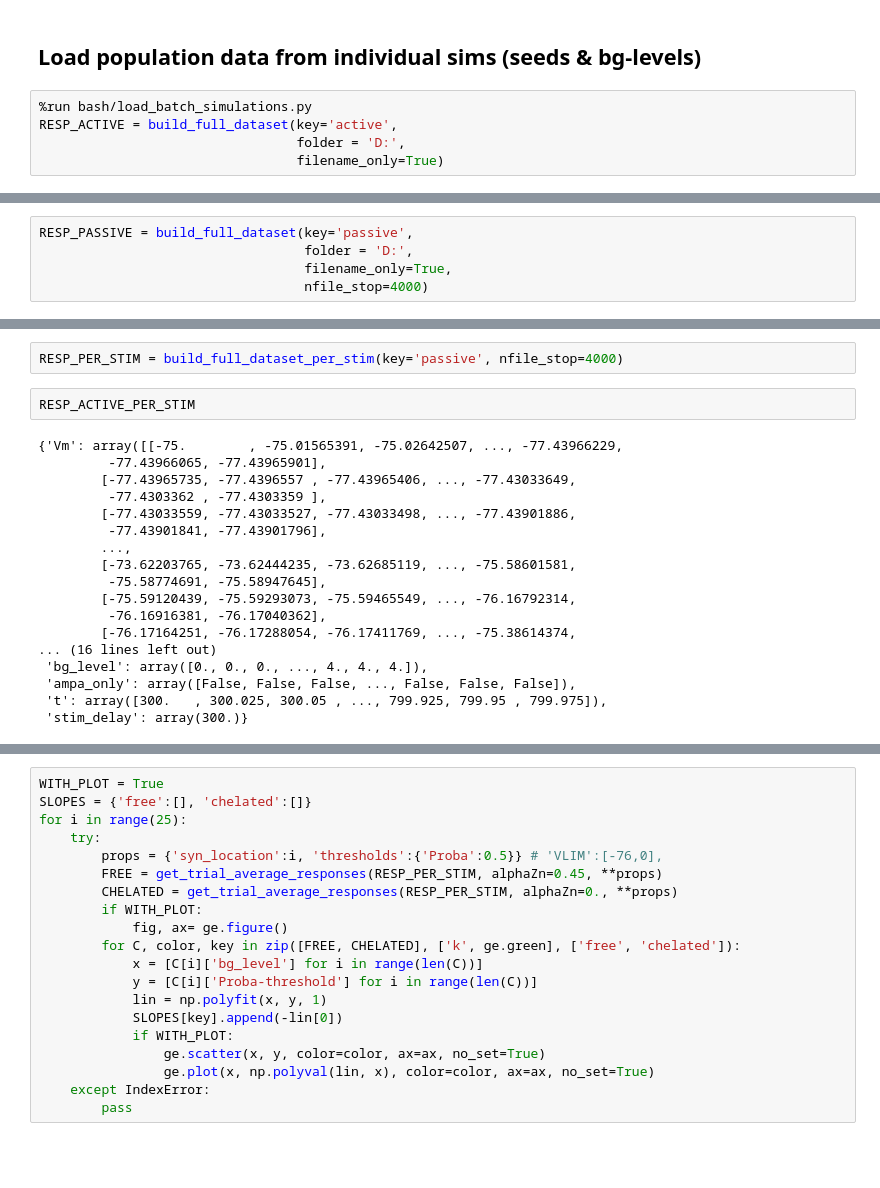
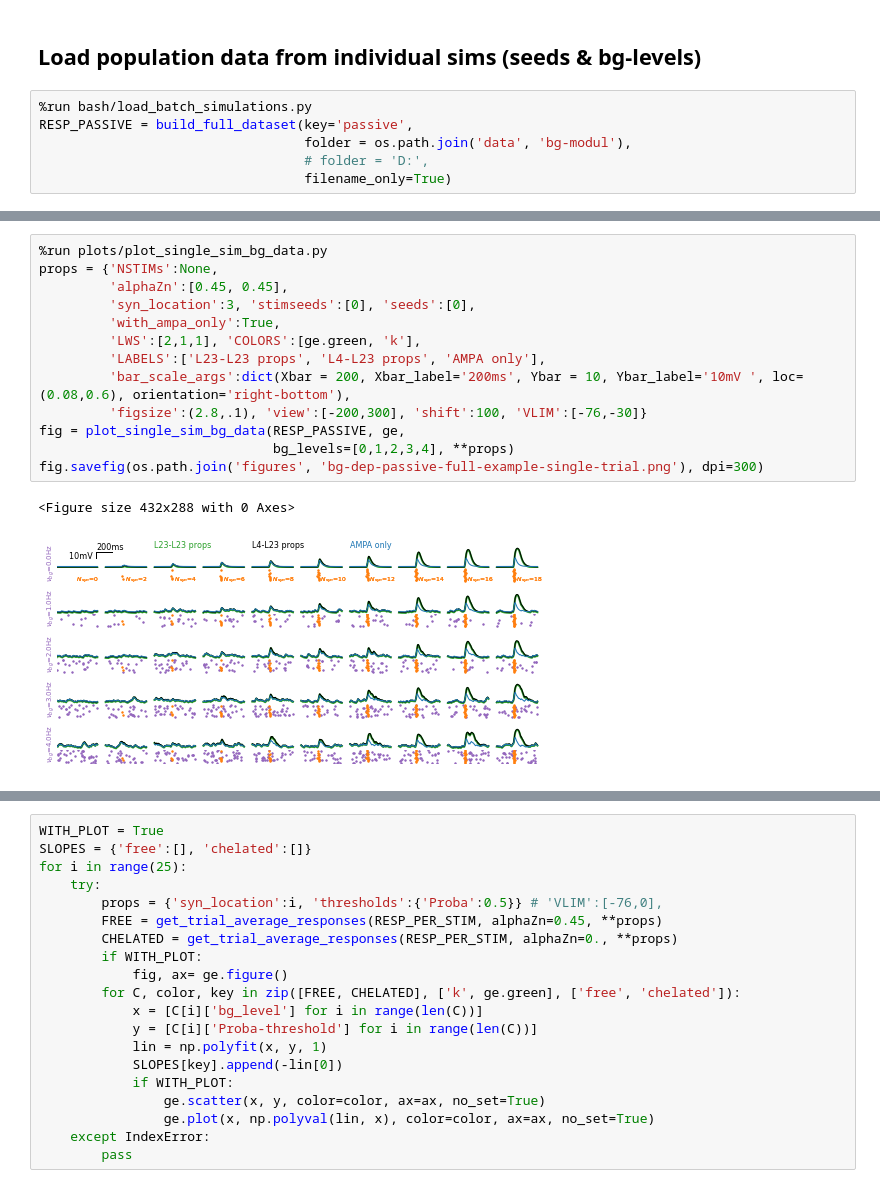
Before and after one commit to yzerlaut/zinc-NMDA-modulation, a Jupyter notebook: Sensitivity_to_Background_Modulation.ipynb, the cells around one changed output, grey strips where cells are left out. Drawn from its saved outputs; the diff is of its cells as text; blank space fills up the shorter version.

```diff
--- a/Sensitivity_to_Background_Modulation.ipynb
+++ b/Sensitivity_to_Background_Modulation.ipynb
@@ -22,6 +22,7 @@ You can run it with:
 ## Load population data from individual sims (seeds & bg-levels)
 # %%
 %run bash/load_batch_simulations.py
-RESP_ACTIVE = build_full_dataset(key='active',
-                                 folder = 'D:',
-                                 filename_only=True)
+RESP_PASSIVE = build_full_dataset(key='passive',
+                                  folder = os.path.join('data', 'bg-modul'),
+                                  # folder = 'D:',
+                                  filename_only=True)
@@ -28,8 +31,3 @@ RESP_ACTIVE = build_full_dataset(key='active',
-# %%
-RESP_PASSIVE = build_full_dataset(key='passive',
-                                  folder = 'D:',
-                                  filename_only=True,
-                                  nfile_stop=4000)
 # %%
 # plotting function in script:
 %run plots/plot_single_sim_bg_data.py
@@ -100,22 +36,16 @@ fig = plot_single_sim_data(RESP, bg_level=2., **props)
-# %%
-RESP_PER_STIM = build_full_dataset_per_stim(key='passive', nfile_stop=4000)
-# %%
-RESP_ACTIVE_PER_STIM
-# %% [output]
-{'Vm': array([[-75.        , -75.01565391, -75.02642507, ..., -77.43966229,
-         -77.43966065, -77.43965901],
-        [-77.43965735, -77.4396557 , -77.43965406, ..., -77.43033649,
-         -77.4303362 , -77.4303359 ],
-        [-77.43033559, -77.43033527, -77.43033498, ..., -77.43901886,
-         -77.43901841, -77.43901796],
-        ...,
-        [-73.62203765, -73.62444235, -73.62685119, ..., -75.58601581,
-         -75.58774691, -75.58947645],
-        [-75.59120439, -75.59293073, -75.59465549, ..., -76.16792314,
-         -76.16916381, -76.17040362],
-        [-76.17164251, -76.17288054, -76.17411769, ..., -75.38614374,
-... (16 lines left out)
- 'bg_level': array([0., 0., 0., ..., 4., 4., 4.]),
- 'ampa_only': array([False, False, False, ..., False, False, False]),
- 't': array([300.   , 300.025, 300.05 , ..., 799.925, 799.95 , 799.975]),
- 'stim_delay': array(300.)}
+# %%
+%run plots/plot_single_sim_bg_data.py
+props = {'NSTIMs':None,
+         'alphaZn':[0.45, 0.45],
+         'syn_location':3, 'stimseeds':[0], 'seeds':[0],
+         'with_ampa_only':True,
+         'LWS':[2,1,1], 'COLORS':[ge.green, 'k'],
+         'LABELS':['L23-L23 props', 'L4-L23 props', 'AMPA only'],
+         'bar_scale_args':dict(Xbar = 200, Xbar_label='200ms', Ybar = 10, Ybar_label='10mV ', loc=(0.08,0.6), orientation='right-bottom'),
+         'figsize':(2.8,.1), 'view':[-200,300], 'shift':100, 'VLIM':[-76,-30]}
+fig = plot_single_sim_bg_data(RESP_PASSIVE, ge,
+                              bg_levels=[0,1,2,3,4], **props)
+fig.savefig(os.path.join('figures', 'bg-dep-passive-full-example-single-trial.png'), dpi=300)
+# %% [output]
+<Figure size 432x288 with 0 Axes>
+[figure, added]
```
Also changed, not shown: parts of 52 cells of this notebook, 6 other files.
